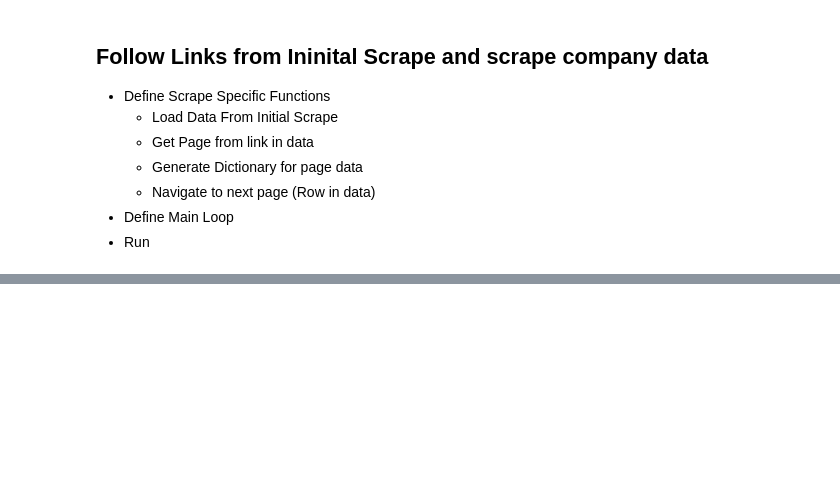
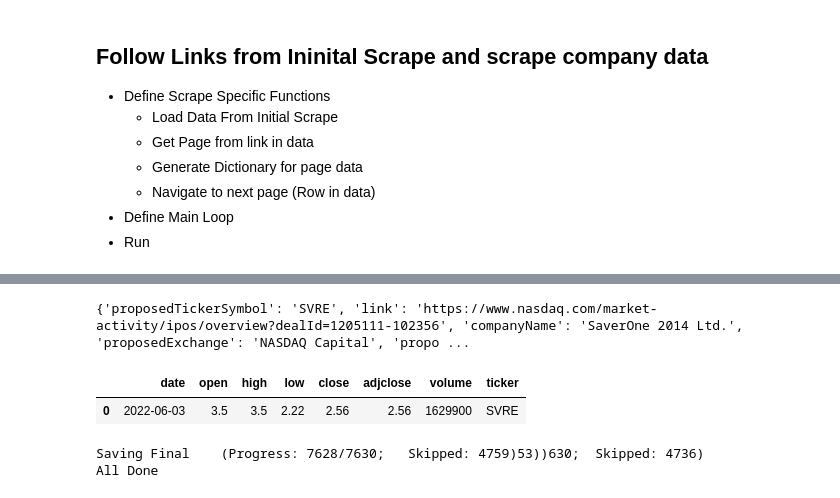
Before and after one commit to PatrickTyBrown/regression_module_project, a Jupyter notebook: WebScraper.ipynb, the cells around one changed output, grey strips where cells are left out. Drawn from its saved outputs; the diff is of its cells as text; code cells hidden in the pictures; blank space fills up the shorter version.

Commit message:
Scraping Functionality Done

```diff
--- a/WebScraper.ipynb
+++ b/WebScraper.ipynb
@@ -256,0 +314,65 @@ generate_company_financials_data(driver)
+# %%
+temp = -3
+print(ipo_data[temp])
+date = check_for_date_entry(ipo_data[temp])
+if date:
+    start_date, end_date = get_start_end_dates(date)
+si.get_data(ipo_data[temp]['proposedTickerSymbol'] , start_date = str(start_date) , end_date = str(end_date), index_as_date = False)
+# %% [output]
+{'proposedTickerSymbol': 'SVRE', 'link': 'https://www.nasdaq.com/market-activity/ipos/overview?dealId=1205111-102356', 'companyName': 'SaverOne 2014 Ltd.', 'proposedExchange': 'NASDAQ Capital', 'propo ...
+|  | date | open | high | low | close | adjclose | volume | ticker |
+| 0 | 2022-06-03 | 3.5 | 3.5 | 2.22 | 2.56 | 2.56 | 1629900 | SVRE |
+# %%
+def main_loop(checkpoint_interval = 200):
+    ipo_data = load_pickle('Data/nasdaq_ipos')
+    skipped = 0
+    list_of_dataframes = []
+    completed_tickers = []
+
+    for i in range(len(ipo_data)-1):
+
+        if type(ipo_data[i]) != dict:
+            skipped += 1
+            print(f'Skipping Index-{i} (Not a valid dictionary)',end='\r', flush=True)
+
+        elif ipo_data[i]["proposedTickerSymbol"] in completed_tickers:
+            skipped += 1
+            print(f'Repeated Ticker Skipping-{ipo_data[i]["proposedTickerSymbol"]}\t(Skipped: {skipped})',end='\r', flush=True)
+
+        else:
+            print(f'Processing-{ipo_data[i]["proposedTickerSymbol"]}\t(Progress: {i}/{len(ipo_data)};\tSkipped: {skipped})',end='\r', flush=True)
+
+            date_of_ipo = check_for_date_entry(ipo_data[i])
+            if not date_of_ipo:
+                skipped +=1
+                print(f'Skipping-{ipo_data[i]["proposedTickerSymbol"]}\t(Skipped: {skipped})',end='\r', flush=True)
+                continue
+            start_date, end_date = get_start_end_dates(date_of_ipo)
+            try:
+                list_of_dataframes.append(
+                    si.get_data(ipo_data[i]['proposedTickerSymbol'] ,
+                    start_date = start_date, end_date = end_date, index_as_date = False))
+                completed_tickers.append(ipo_data[i]["proposedTickerSymbol"])
+            except Exception as e:
+                if e == KeyboardInterrupt():
+                    raise e
+                skipped+= 1
+                print(f'Error Retrieving Data (Skipping-{ipo_data[i]["proposedTickerSymbol"]};\tSkipped: {skipped})',end='\r', flush=True)
+
+        if i%checkpoint_interval ==0 and len(list_of_dataframes)>1:
+            print(f'Checkpointing\t(Unique Tickers: {len(completed_tickers)};\tProgress: {i}/{len(ipo_data)};\tSkipped: {skipped})',end='\r', flush=True)
+            data = pd.concat(list_of_dataframes)
+            list_of_dataframes = [data]
+            pickle_file(data, 'Data/stock_info')
+
+    print(f'Saving Final\t(Progress: {i}/{len(ipo_data)};\tSkipped: {skipped})',end='\r', flush=True)
+    data = pd.concat(list_of_dataframes)
+    pickle_file(data, 'Data/stock_info')
+    print(f'\nAll Done',end='\r', flush=True)
+    return data
+
+data = main_loop(checkpoint_interval=250)
+# print(ipo_data[-1])
+# %% [output]
+Saving Final    (Progress: 7628/7630;   Skipped: 4759)53))630;  Skipped: 4736)
+All Done
```
Also changed, not shown: parts of 24 cells of this notebook.
